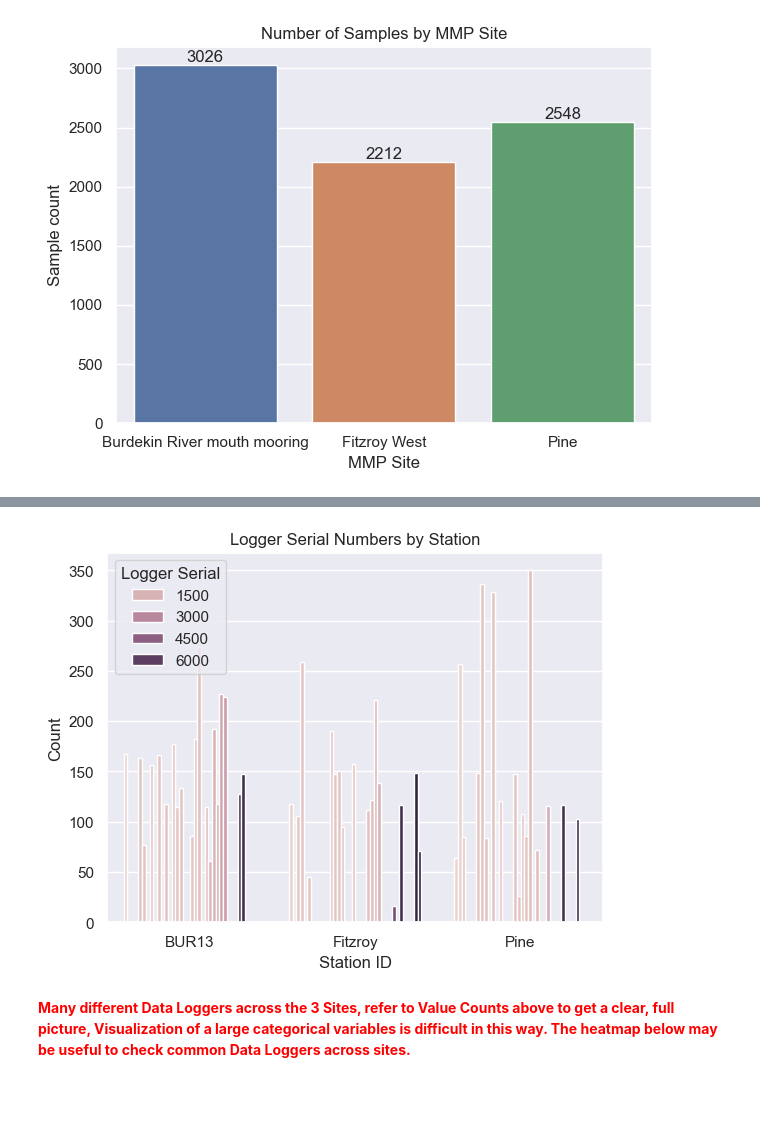
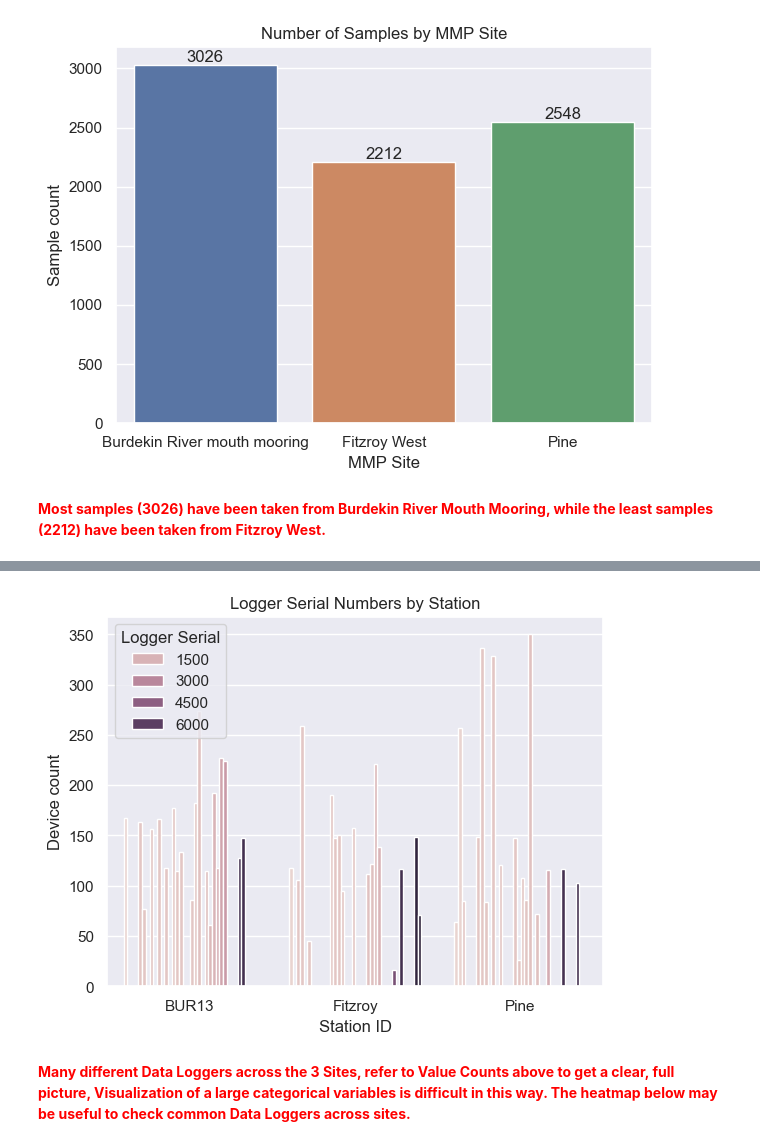
Before and after one commit to nadunchandrabahu/Australian_Coral_Reef_EDA, a Jupyter notebook: Australian_Coral_Reef_EDA.ipynb, the cells around one changed output, grey strips where cells are left out. Drawn from its saved outputs; the diff is of its cells as text; code cells hidden in the pictures; blank space fills up the shorter version.

```diff
--- a/Australian_Coral_Reef_EDA.ipynb
+++ b/Australian_Coral_Reef_EDA.ipynb
@@ -80,6 +152,8 @@ plt.tight_layout()
 plt.show()
 # %% [output]
 [figure]
+# %% [markdown]
+<span style="color:red"><strong>Most samples (3026) have been taken from Burdekin River Mouth Mooring, while the least samples (2212) have been taken from Fitzroy West.</strong></span>
 # %%
 counts = df.groupby(["STATION_ID", "LOGGER_SERIAL"]).size().reset_index(name="count")
 print(counts)
@@ -104,23 +178,23 @@ print(counts)
 # %%
 import seaborn as sns
 import matplotlib.pyplot as plt
 
 counts = df.groupby(["STATION_ID", "LOGGER_SERIAL"]).size().reset_index(name="count")
 
 sns.barplot(
     data=counts,
     x="STATION_ID",
     y="count",
     hue="LOGGER_SERIAL"
 )
 
 plt.title("Logger Serial Numbers by Station")
 plt.xlabel("Station ID")
-plt.ylabel("Count")
+plt.ylabel("Device count")
 plt.legend(title="Logger Serial")
 plt.show()
 # %% [output]
-[figure, old version]
+[figure, new version]
 # %% [markdown]
 <span style="color:red"><strong>Many different Data Loggers across the 3 Sites, refer to Value Counts above to get a clear, full picture, Visualization of a large categorical variables is difficult in this way. The heatmap below may be useful to check common Data Loggers across sites.</strong></span>
 # %%
```
Also changed, not shown: parts of 11 cells of this notebook.
